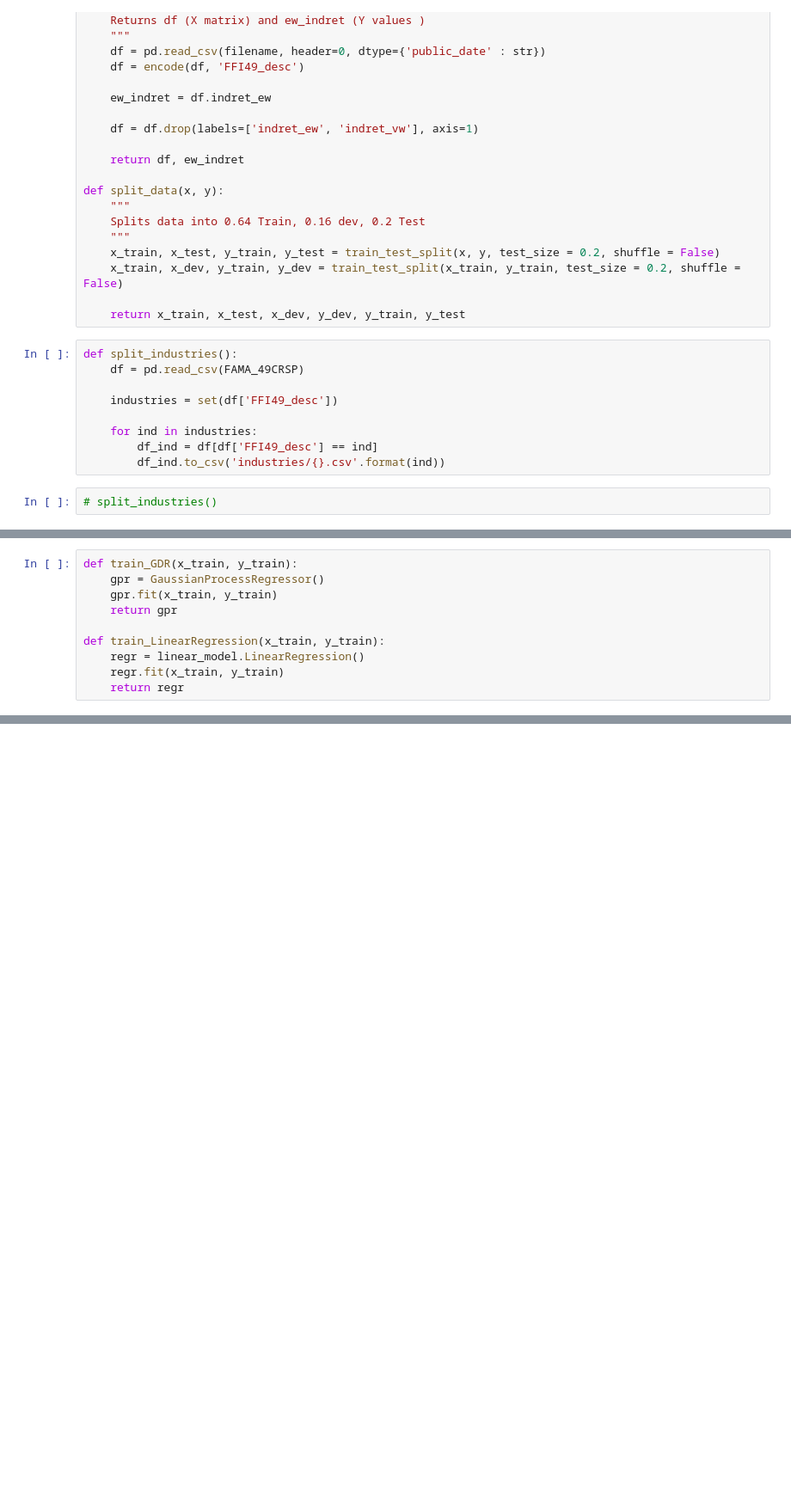
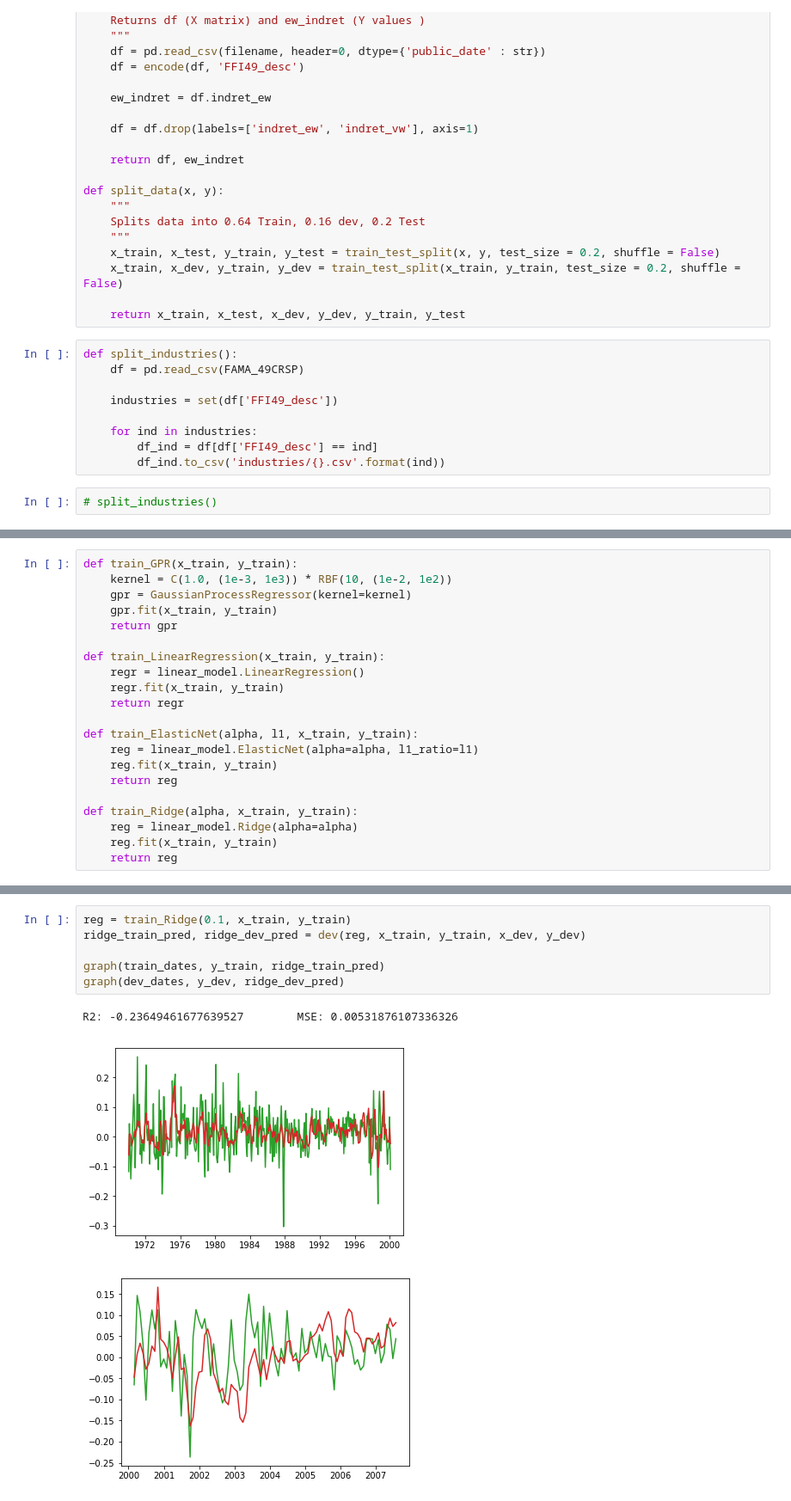
Before and after one commit to evazhang612/229proj, a Jupyter notebook: Untitled.ipynb, the cells around one changed output, grey strips where cells are left out. Shown at 86% size. Saved outputs shown, nothing was run; the diff lists cells and outputs as text; blank space fills up the shorter version.

```diff
--- a/Untitled.ipynb
+++ b/Untitled.ipynb
@@ -76,6 +76,7 @@ industries = set(df['FFI49_desc'])
 # %%
-def train_GDR(x_train, y_train):
-    gpr = GaussianProcessRegressor()
+def train_GPR(x_train, y_train):
+    kernel = C(1.0, (1e-3, 1e3)) * RBF(10, (1e-2, 1e2))
+    gpr = GaussianProcessRegressor(kernel=kernel)
     gpr.fit(x_train, y_train)
     return gpr
 
@@ -83,3 +84,13 @@ def train_LinearRegression(x_train, y_train):
     regr = linear_model.LinearRegression()
     regr.fit(x_train, y_train)
     return regr
+
+def train_ElasticNet(alpha, l1, x_train, y_train):
+    reg = linear_model.ElasticNet(alpha=alpha, l1_ratio=l1)
+    reg.fit(x_train, y_train)
+    return reg
+
+def train_Ridge(alpha, x_train, y_train):
+    reg = linear_model.Ridge(alpha=alpha)
+    reg.fit(x_train, y_train)
+    return reg
@@ -116,0 +113,10 @@ print(y_dev_pred)
+# %%
+reg = train_Ridge(0.1, x_train, y_train)
+ridge_train_pred, ridge_dev_pred = dev(reg, x_train, y_train, x_dev, y_dev)
+
+graph(train_dates, y_train, ridge_train_pred)
+graph(dev_dates, y_dev, ridge_dev_pred)
+# %% [output]
+R2: -0.23649461677639527        MSE: 0.00531876107336326
+[figure, added]
+[figure, added]
```
Also changed, not shown: parts of 25 cells of this notebook.
